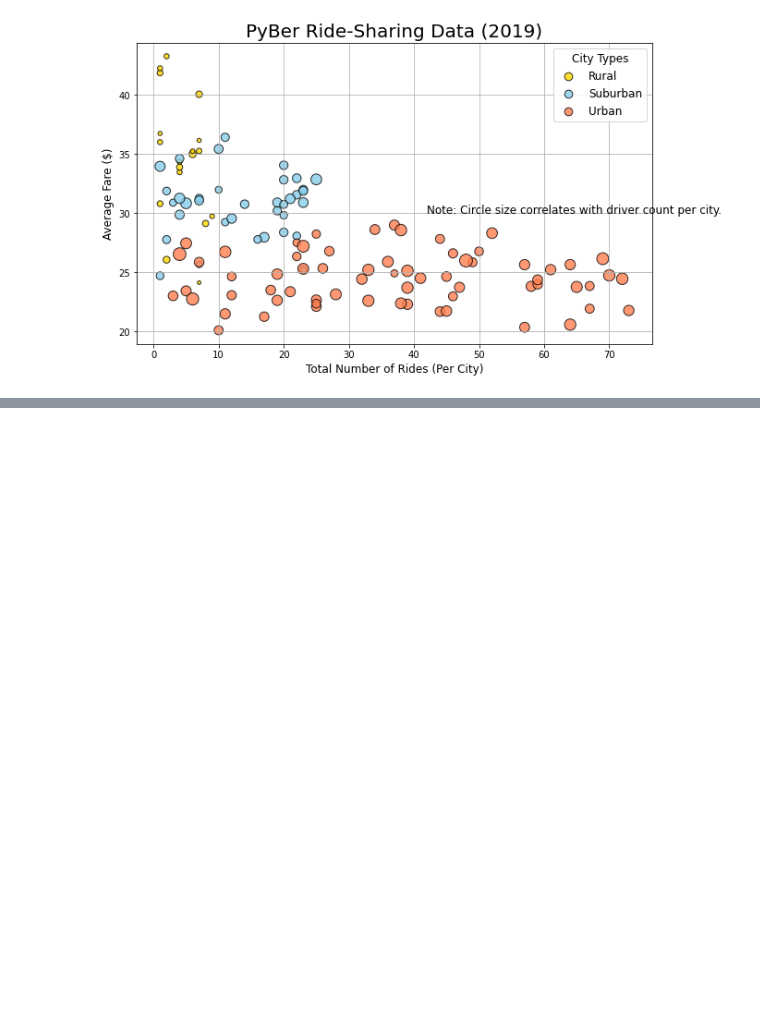
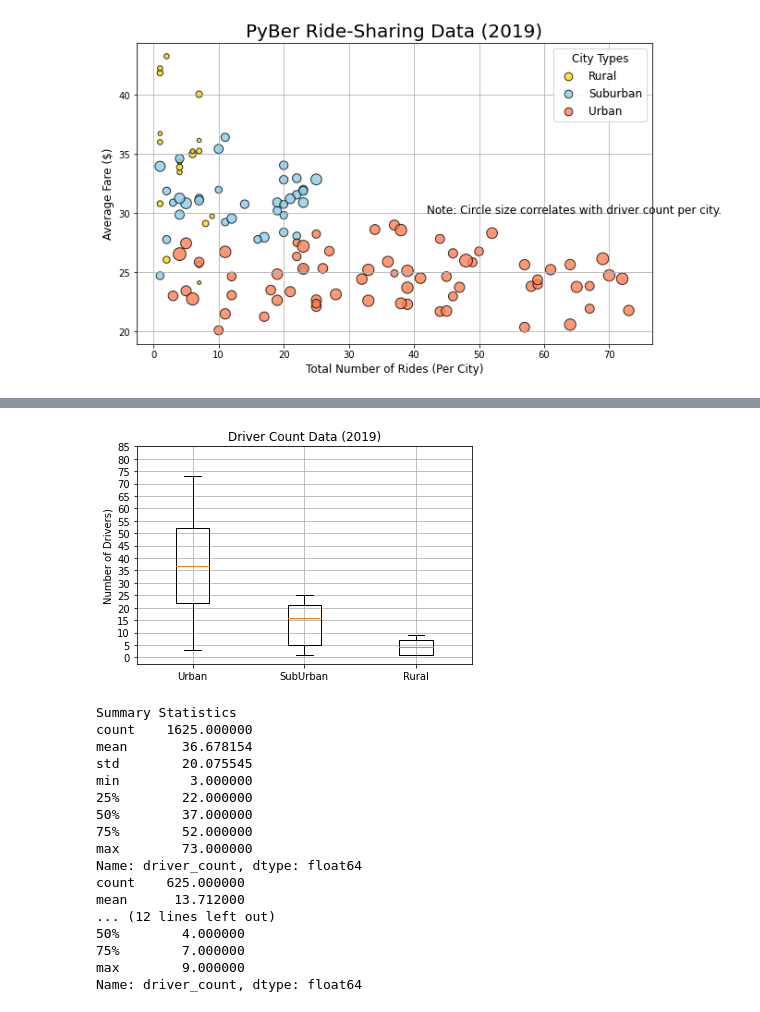
Before and after one commit to RoopaRaghav/PyBer_Analysis, a Jupyter notebook: PyBer.ipynb, the cells around one changed output, grey strips where cells are left out. Drawn from its saved outputs; the diff is of its cells as text; code cells hidden in the pictures; blank space fills up the shorter version.

```diff
--- a/PyBer.ipynb
+++ b/PyBer.ipynb
@@ -225,0 +316,9 @@ plt.show()
+# %%
+# Get the driver count data from the urban cities.
+urban_drivers = urban_cities_df['driver_count']
+suburban_drivers = suburban_cities_df['driver_count']
+rural_drivers = rural_cities_df['driver_count']
+
+print(round(urban_drivers.describe()))
+print(round(suburban_drivers.describe()))
+print(round(rural_drivers.describe()))
@@ -225,0 +388,40 @@ plt.show()
+# %%
+# Create the box-and-whisker plot for the urban driver count data.
+
+fig, ax = plt.subplots()
+x_values = [urban_drivers,suburban_drivers,rural_drivers]
+
+
+x_labels = ["Urban","SubUrban","Rural"]
+ax.boxplot(x_values,labels=x_labels)
+# Add the title, y-axis label and grid.
+ax.set_title('Driver Count Data (2019)')
+ax.set_ylabel('Number of Drivers)')
+ax.set_yticks(np.arange(0, 90, step=5.0))
+ax.grid()
+plt.show()
+
+
+print("Summary Statistics")
+print(urban_drivers.describe())
+print(suburban_drivers.describe())
+print(rural_drivers.describe())
+# %% [output]
+[figure, added]
+Summary Statistics
+count    1625.000000
+mean       36.678154
+std        20.075545
+min         3.000000
+25%        22.000000
+50%        37.000000
+75%        52.000000
+max        73.000000
+Name: driver_count, dtype: float64
+count    625.000000
+mean      13.712000
+... (12 lines left out)
+50%        4.000000
+75%        7.000000
+max        9.000000
+Name: driver_count, dtype: float64
```
Also changed, not shown: parts of 17 cells of this notebook.
